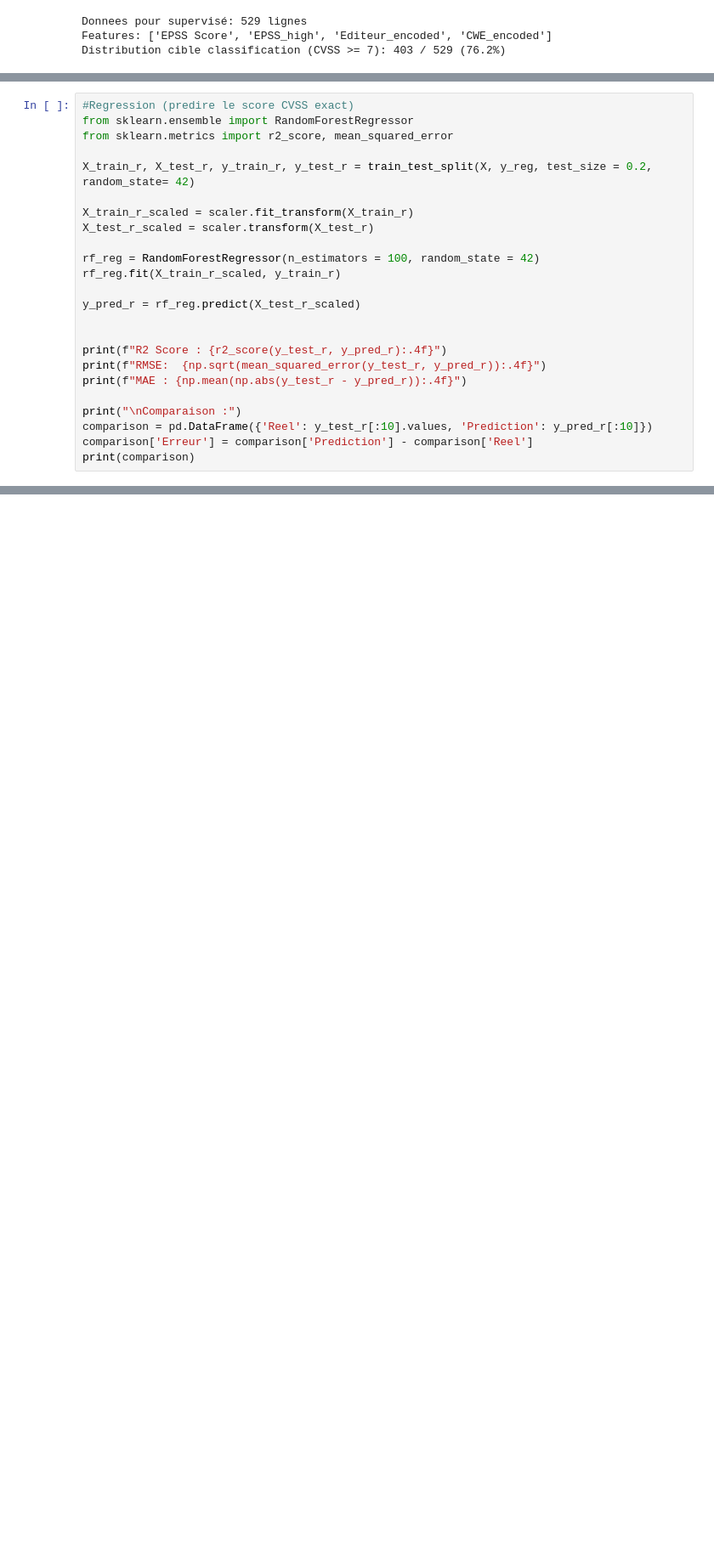
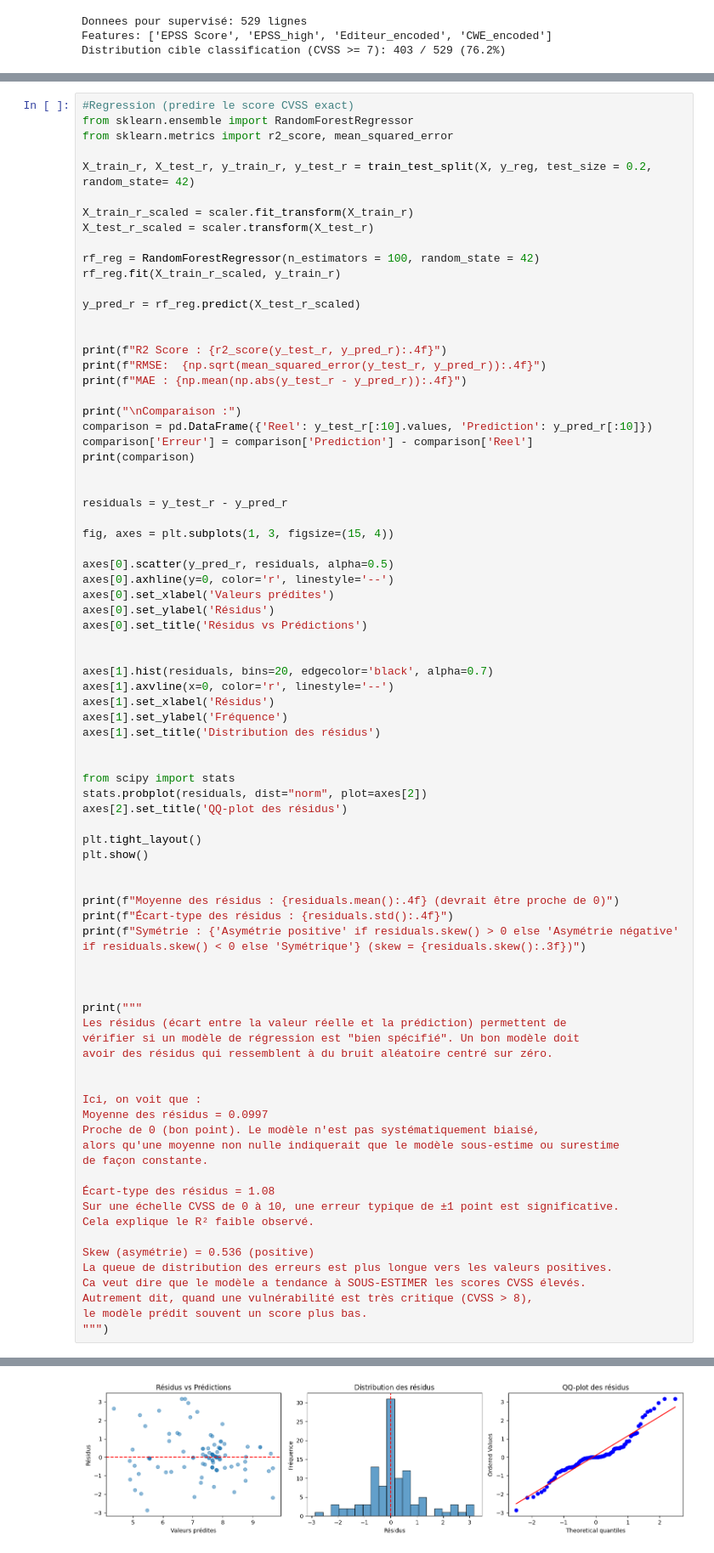
Before and after one commit to imtoatb/Analyse-des-Avis-et-Alertes-ANSSI-avec-Enrichissement-des-CVE, a Jupyter notebook: analyse_anssi.ipynb, the cells around one changed output, grey strips where cells are left out. Shown at 85% size. Saved outputs shown, nothing was run; the diff lists cells and outputs as text; blank space fills up the shorter version.

```diff
--- a/analyse_anssi.ipynb
+++ b/analyse_anssi.ipynb
@@ -2034,30 +2034,87 @@ rf_reg = RandomForestRegressor(n_estimators = 100, random_state = 42)
 rf_reg.fit(X_train_r_scaled, y_train_r)
 
 y_pred_r = rf_reg.predict(X_test_r_scaled)
 
 
 print(f"R2 Score : {r2_score(y_test_r, y_pred_r):.4f}")
 print(f"RMSE:  {np.sqrt(mean_squared_error(y_test_r, y_pred_r)):.4f}")
 print(f"MAE : {np.mean(np.abs(y_test_r - y_pred_r)):.4f}")
 
 print("\nComparaison :")
 comparison = pd.DataFrame({'Reel': y_test_r[:10].values, 'Prediction': y_pred_r[:10]})
 comparison['Erreur'] = comparison['Prediction'] - comparison['Reel']
 print(comparison)
+
+
+residuals = y_test_r - y_pred_r
+
+fig, axes = plt.subplots(1, 3, figsize=(15, 4))
+
+axes[0].scatter(y_pred_r, residuals, alpha=0.5)
+axes[0].axhline(y=0, color='r', linestyle='--')
+axes[0].set_xlabel('Valeurs prédites')
+axes[0].set_ylabel('Résidus')
+axes[0].set_title('Résidus vs Prédictions')
+
+
+axes[1].hist(residuals, bins=20, edgecolor='black', alpha=0.7)
+axes[1].axvline(x=0, color='r', linestyle='--')
+axes[1].set_xlabel('Résidus')
+axes[1].set_ylabel('Fréquence')
+axes[1].set_title('Distribution des résidus')
+
+
+from scipy import stats
+stats.probplot(residuals, dist="norm", plot=axes[2])
+axes[2].set_title('QQ-plot des résidus')
+
+plt.tight_layout()
+plt.show()
+
+
+print(f"Moyenne des résidus : {residuals.mean():.4f} (devrait être proche de 0)")
+print(f"Écart-type des résidus : {residuals.std():.4f}")
+print(f"Symétrie : {'Asymétrie positive' if residuals.skew() > 0 else 'Asymétrie négative' if residuals.skew() < 0 else 'Symétrique'} (skew = {residuals.skew():.3f})")
+
+
+
+print("""
+Les résidus (écart entre la valeur réelle et la prédiction) permettent de
+vérifier si un modèle de régression est "bien spécifié". Un bon modèle doit
+avoir des résidus qui ressemblent à du bruit aléatoire centré sur zéro.
+
+
+Ici, on voit que :
+Moyenne des résidus = 0.0997
+Proche de 0 (bon point). Le modèle n'est pas systématiquement biaisé,
+alors qu'une moyenne non nulle indiquerait que le modèle sous-estime ou surestime
+de façon constante.
+
+Écart-type des résidus = 1.08
+Sur une échelle CVSS de 0 à 10, une erreur typique de ±1 point est significative.
+Cela explique le R² faible observé.
+
+Skew (asymétrie) = 0.536 (positive)
+La queue de distribution des erreurs est plus longue vers les valeurs positives.
+Ca veut dire que le modèle a tendance à SOUS-ESTIMER les scores CVSS élevés.
+Autrement dit, quand une vulnérabilité est très critique (CVSS > 8),
+le modèle prédit souvent un score plus bas.
+""")
 # %% [output]
 R2 Score : 0.4533
 RMSE:  1.0771
 MAE : 0.7146
 
 Comparaison :
    Reel  Prediction        Erreur
 0   7.8    7.337000 -4.630000e-01
 1   8.2    8.079100 -1.209000e-01
 2   4.7    4.894000  1.940000e-01
 3   7.8    7.800000 -9.769963e-15
 4   7.8    6.474000 -1.326000e+00
 5   7.0    7.008000  8.000000e-03
 6   7.8    7.644618 -1.553822e-01
 7   8.8    7.930713 -8.692870e-01
 8   9.8    7.989000 -1.811000e+00
 9   5.5    5.549000  4.900000e-02
+[figure, added]
```
Also changed, not shown: parts of 1 cell of this notebook.
